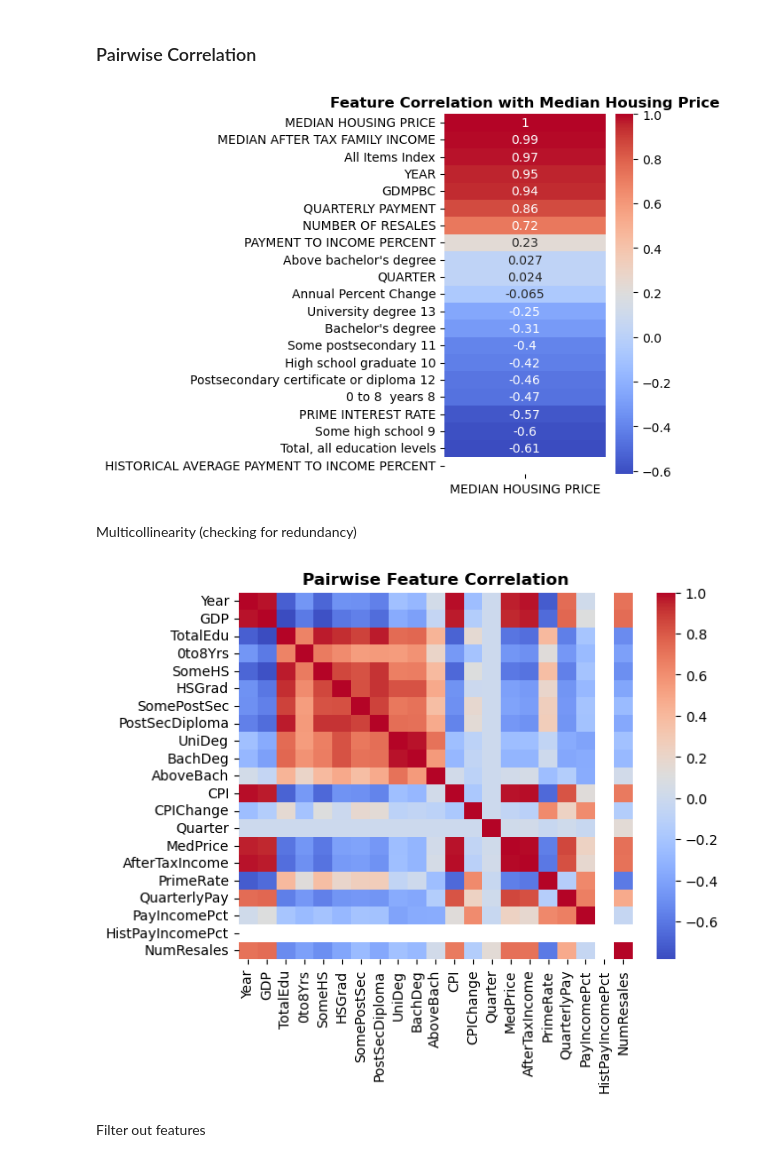
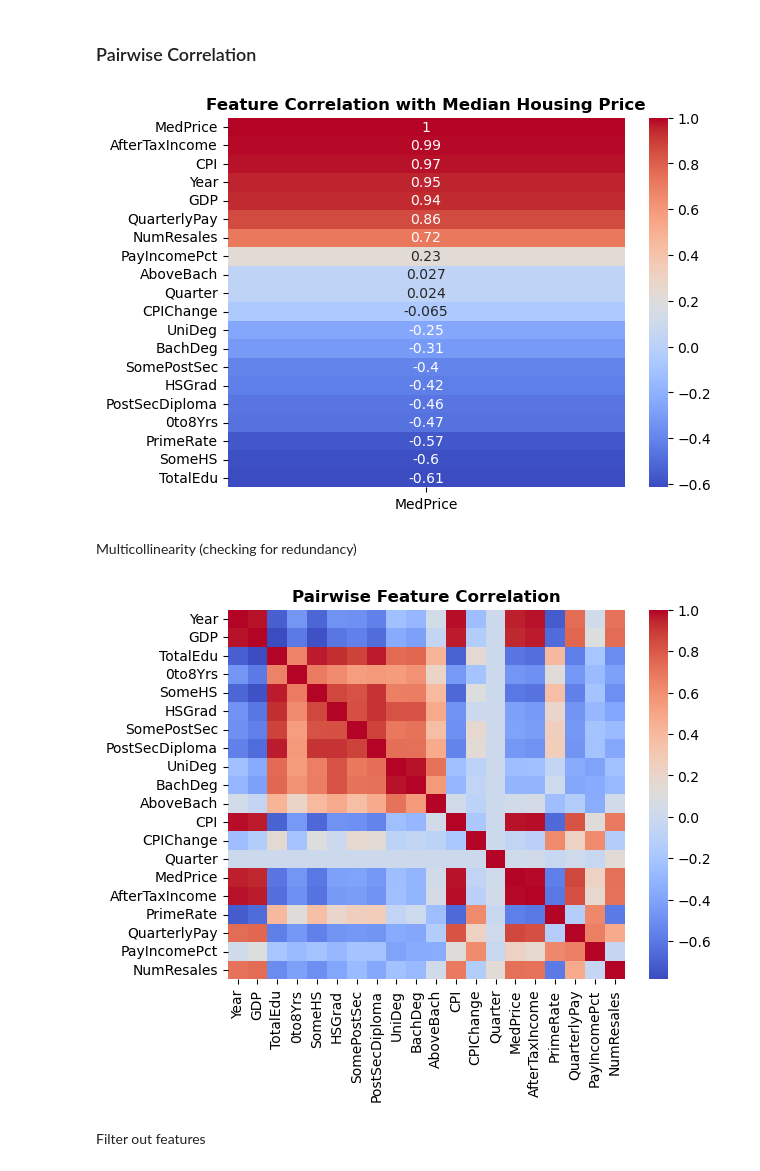
Before and after one commit to NgZiXin/CMPT310, a Jupyter notebook: feat_corr.ipynb, the cells around one changed output. Cells and saved outputs as stored; diff of their text form; code cells hidden in the pictures.

Commit message:
rem HISTORICAL AVERAGE PAYMENT TO INCOME PERCENT

```diff
--- a/feat_corr.ipynb
+++ b/feat_corr.ipynb
@@ -15,50 +15,49 @@ df_merged = df_merged.astype(float)
 # %% [markdown]
 ### Pairwise Correlation
 # %%
+rename_dict = { # rename for readability
+    'YEAR': 'Year',
+    'GDMPBC': 'GDP',
+    'Total, all education levels': 'TotalEdu',
+    '0 to 8  years 8': '0to8Yrs',
+    'Some high school 9': 'SomeHS',
+    'High school graduate 10': 'HSGrad',
+    'Some postsecondary 11': 'SomePostSec',
+    'Postsecondary certificate or diploma 12': 'PostSecDiploma',
+    'University degree 13': 'UniDeg',
+    "Bachelor's degree": 'BachDeg',
+    "Above bachelor's degree": 'AboveBach',
+    'All Items Index': 'CPI',
+    'Annual Percent Change': 'CPIChange',
+    'QUARTER': 'Quarter',
+    'HOUSING TYPE': 'HouseType',
+    'MEDIAN HOUSING PRICE': 'MedPrice',
+    'MEDIAN AFTER TAX FAMILY INCOME': 'AfterTaxIncome',
+    'PRIME INTEREST RATE': 'PrimeRate',
+    'QUARTERLY PAYMENT': 'QuarterlyPay',
+    'PAYMENT TO INCOME PERCENT': 'PayIncomePct',
+    'NUMBER OF RESALES': 'NumResales'
+}
+
 corr = df_merged.corr(numeric_only=True)
 
 sns.heatmap(
-    corr[['MEDIAN HOUSING PRICE']].sort_values(by='MEDIAN HOUSING PRICE', ascending=False),
+    corr[['MEDIAN HOUSING PRICE']].sort_values(by='MEDIAN HOUSING PRICE', ascending=False).rename(index=rename_dict, columns=rename_dict),
     annot=True,
     cmap='coolwarm'
 )
 
 plt.title(
     "Feature Correlation with Median Housing Price",
     fontweight='bold'
 )
-plt.tight_layout()
+plt.savefig("Output/hm-fc")
 plt.show()
 # %% [output]
-[figure, old version]
+[figure, new version]
 # %% [markdown]
 Multicollinearity (checking for redundancy)
 # %%
-rename_dict = { # rename for readability
-    'YEAR': 'Year',
-    'GDMPBC': 'GDP',
-    'Total, all education levels': 'TotalEdu',
-    '0 to 8  years 8': '0to8Yrs',
-    'Some high school 9': 'SomeHS',
-    'High school graduate 10': 'HSGrad',
-    'Some postsecondary 11': 'SomePostSec',
-    'Postsecondary certificate or diploma 12': 'PostSecDiploma',
-    'University degree 13': 'UniDeg',
-    "Bachelor's degree": 'BachDeg',
-    "Above bachelor's degree": 'AboveBach',
-    'All Items Index': 'CPI',
-    'Annual Percent Change': 'CPIChange',
-    'QUARTER': 'Quarter',
-    'HOUSING TYPE': 'HouseType',
-    'MEDIAN HOUSING PRICE': 'MedPrice',
-    'MEDIAN AFTER TAX FAMILY INCOME': 'AfterTaxIncome',
-    'PRIME INTEREST RATE': 'PrimeRate',
-    'QUARTERLY PAYMENT': 'QuarterlyPay',
-    'PAYMENT TO INCOME PERCENT': 'PayIncomePct',
-    'HISTORICAL AVERAGE PAYMENT TO INCOME PERCENT': 'HistPayIncomePct',
-    'NUMBER OF RESALES': 'NumResales'
-}
-
 sns.heatmap(
     corr.rename(index=rename_dict, columns=rename_dict),
     cmap='coolwarm'
@@ -68,9 +67,10 @@ plt.title(
     "Pairwise Feature Correlation",
     fontweight='bold'
 )
+plt.savefig("Output/hm-pw")
 plt.show()
 # %% [output]
-[figure, old version]
+[figure, new version]
 # %% [markdown]
 Filter out features
 # %%
```
Also changed, not shown: parts of 2 cells of this notebook, 6 other files.
